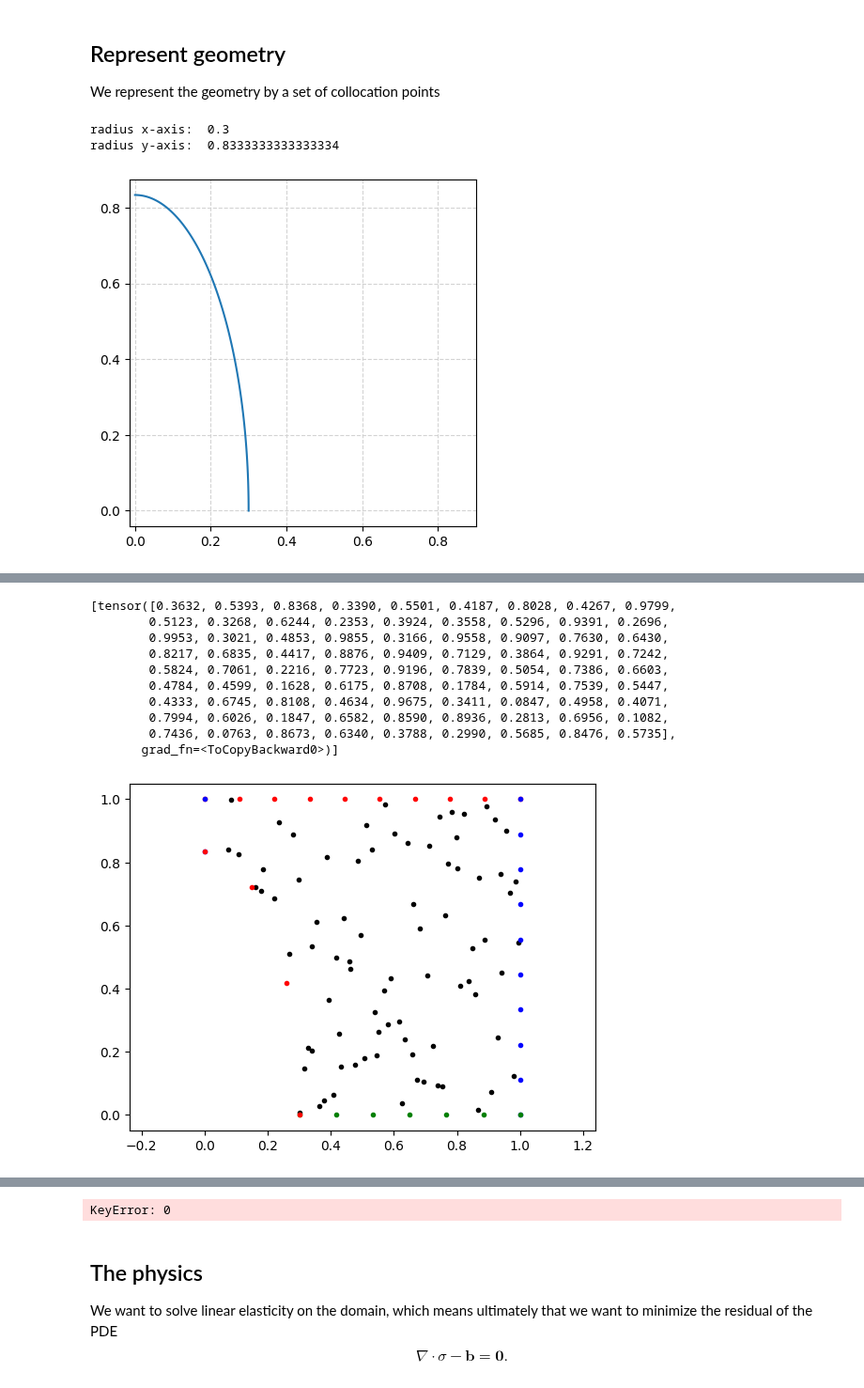
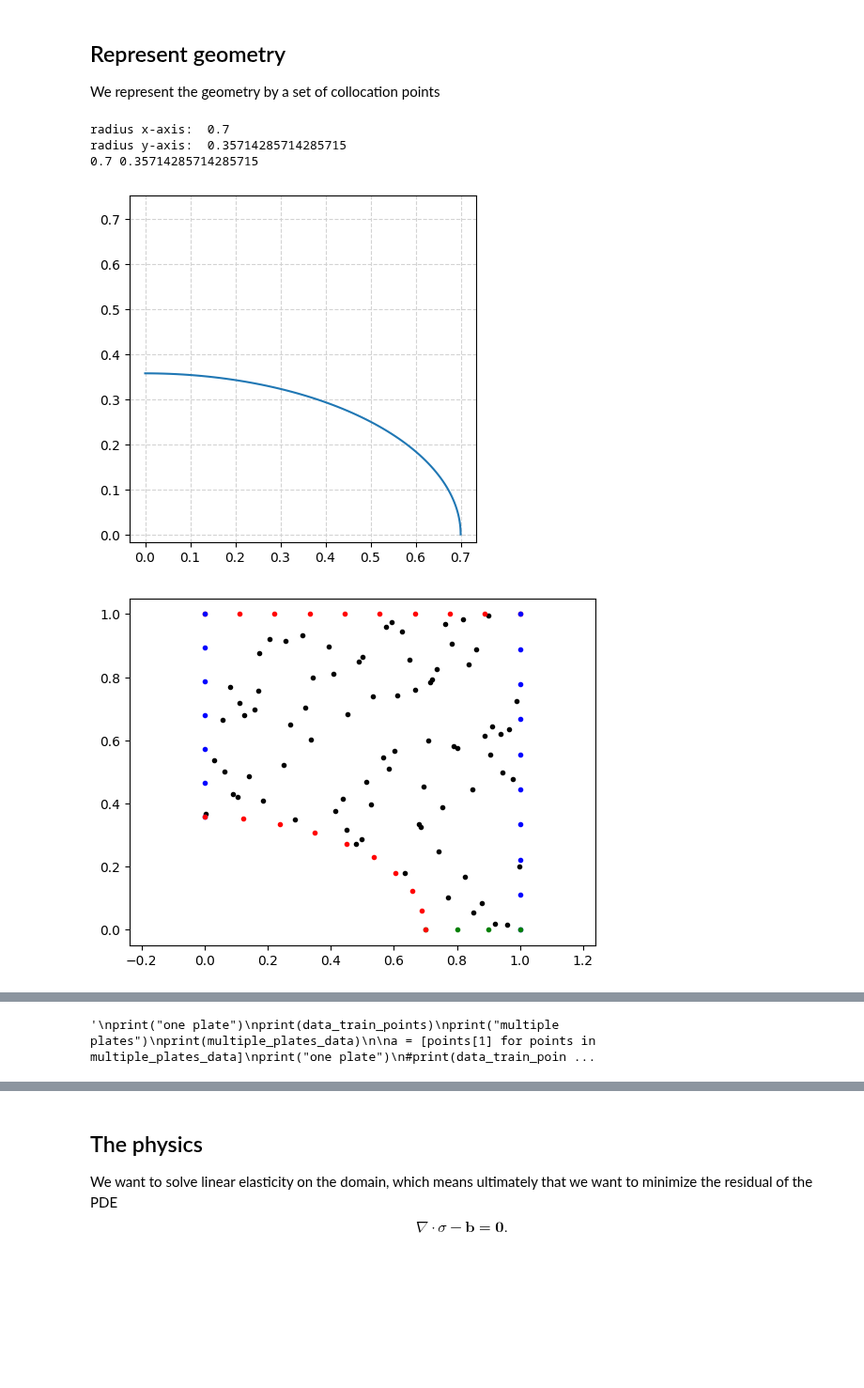
Before and after one commit to meyer-nils/numerical_examples, a Jupyter notebook: plate_hole_2d/ElliCHANGEDtorch.ipynb, the cells around one changed output, grey strips where cells are left out. Shown at 94% size. Drawn from its saved outputs; the diff is of its cells as text; code cells hidden in the pictures; blank space fills up the shorter version.

```diff
--- a/plate_hole_2d/ElliCHANGEDtorch.ipynb
+++ b/plate_hole_2d/ElliCHANGEDtorch.ipynb
@@ -21,9 +21,9 @@ B0 = 0.0
 MU = 1
 LBD = 2
 
-Ra_x = 0.3 #radius on the x-axis of the ellipse
+Ra_x = 0.7 #radius on the x-axis of the ellipse
 SuAr= 0.25*pi   #surface area of the eclipse (= equal to SuAr of a circle with R=0.5)
-Min_Ra_x = 0.3 #minimal radius on the x-axis of the ellipse
+Min_Ra_x = 0.25 #minimal radius on the x-axis of the ellipse
 Max_Ra_x = 0.8 #maximum radius on the x-axis of the ellipse
 L = 1 #length of plate #info: muss noch gefixt werden -> momentan bei 1 lassen
 N = 10 #number of collocation Point in x-axis direction
@@ -54,10 +54,9 @@ def generate_multiple_plates_with_dict_new(iteration):
         for tuple in tuples:
             key = tuple[0]
             dict_plate_points.setdefault(key, []).append(data_one_plate[tuple[1]][tuple[2]])
-
-        print(dict_plate_points["x_collo"])
+        #print(dict_plate_points["x_collo"])
         p1.plot_plate_with_hole(*data_one_plate)
-    print(dict_plate_points)
+    #print(dict_plate_points)
     return dict_plate_points
 
 
@@ -66,7 +65,6 @@ def generate_multiple_plates_with_dict_old(iteration):
     for i in range(iteration):
         p1 = Plate(Ra_x, SuAr, L, N)
         data_one_plate = p1.generate_dataset(Re_xnew, Re_ynew, L, N)
-
         dict_plate_points =  {"x_collo": data_one_plate[0][0], "y_collo": data_one_plate[0][1], "x_top": data_one_plate[1][0],
                         "y_top":data_one_plate[1][1], "x_right":data_one_plate[1][2], "y_right":data_one_plate[1][3],
                           "x_left":data_one_plate[1][4], "y_left":data_one_plate[1][5], "x_bottom":data_one_plate[1][6],
@@ -151,35 +149,36 @@ def generate_multiple_plates(iteration):
     x_hole = torch.stack(x_hole)
     y_hole = torch.stack(y_hole)
     n_hole = torch.stack(n_hole)
     collo_points = [x_collo, y_collo]
     boundary_points = [x_top, y_top, x_right, y_right, x_left, y_left, x_bottom, y_bottom, x_hole, y_hole, n_hole]
     return collo_points, boundary_points
 
 
 p2 = Plate(Ra_x, SuAr, L, N)
 Re_xnew, Re_ynew = p2.create_ellipse(Ra_x,SuAr, L)
+print(Re_xnew, Re_ynew)
 p2.plot_quarter_elli(Re_xnew, Re_ynew)
 data_train_points = p2.generate_dataset(Re_xnew, Re_ynew, L, N)
 data_test_points = p2.generate_dataset_test(Re_xnew, Re_ynew, L, N)
 multiple_plates_data = generate_multiple_plates_with_dict_new(P)
-print(len(multiple_plates_data[0]))
-print(len(multiple_plates_data[1]))
 p2.plot_plate_with_hole(*data_train_points)
 p2.plot_plate_with_hole(*data_test_points)
 """
 print("one plate")
 print(data_train_points)
 print("multiple plates")
 print(multiple_plates_data)
 
 a = [points[1] for points in multiple_plates_data]
 print("one plate")
 #print(data_train_points)
 print("multiple plates")
 collo_points = [points[:2] for points in multiple_plates_data]
 boundary_points = [points for points in multiple_plates_data]
 """
 # %% [output]
-radius x-axis:  0.3
-radius y-axis:  0.8333333333333334
+radius x-axis:  0.7
+radius y-axis:  0.35714285714285715
+0.7 0.35714285714285715
-[figure, old version]
+[figure, new version]
+[figure, new version]
@@ -186,11 +189 @@ radius y-axis:  0.8333333333333334
-[tensor([0.3632, 0.5393, 0.8368, 0.3390, 0.5501, 0.4187, 0.8028, 0.4267, 0.9799,
-        0.5123, 0.3268, 0.6244, 0.2353, 0.3924, 0.3558, 0.5296, 0.9391, 0.2696,
-        0.9953, 0.3021, 0.4853, 0.9855, 0.3166, 0.9558, 0.9097, 0.7630, 0.6430,
-        0.8217, 0.6835, 0.4417, 0.8876, 0.9409, 0.7129, 0.3864, 0.9291, 0.7242,
-        0.5824, 0.7061, 0.2216, 0.7723, 0.9196, 0.7839, 0.5054, 0.7386, 0.6603,
-        0.4784, 0.4599, 0.1628, 0.6175, 0.8708, 0.1784, 0.5914, 0.7539, 0.5447,
-        0.4333, 0.6745, 0.8108, 0.4634, 0.9675, 0.3411, 0.0847, 0.4958, 0.4071,
-        0.7994, 0.6026, 0.1847, 0.6582, 0.8590, 0.8936, 0.2813, 0.6956, 0.1082,
-        0.7436, 0.0763, 0.8673, 0.6340, 0.3788, 0.2990, 0.5685, 0.8476, 0.5735],
-       grad_fn=<ToCopyBackward0>)]
+'\nprint("one plate")\nprint(data_train_points)\nprint("multiple plates")\nprint(multiple_plates_data)\n\na = [points[1] for points in multiple_plates_data]\nprint("one plate")\n#print(data_train_poin ...
-[figure, old version]
@@ -252,4 +190,3 @@ radius y-axis:  0.8333333333333334
-KeyError: 0
 # %%
 class Net(torch.nn.Module):
     def __init__(self):
```
Also changed, not shown: parts of 4 cells of this notebook.
